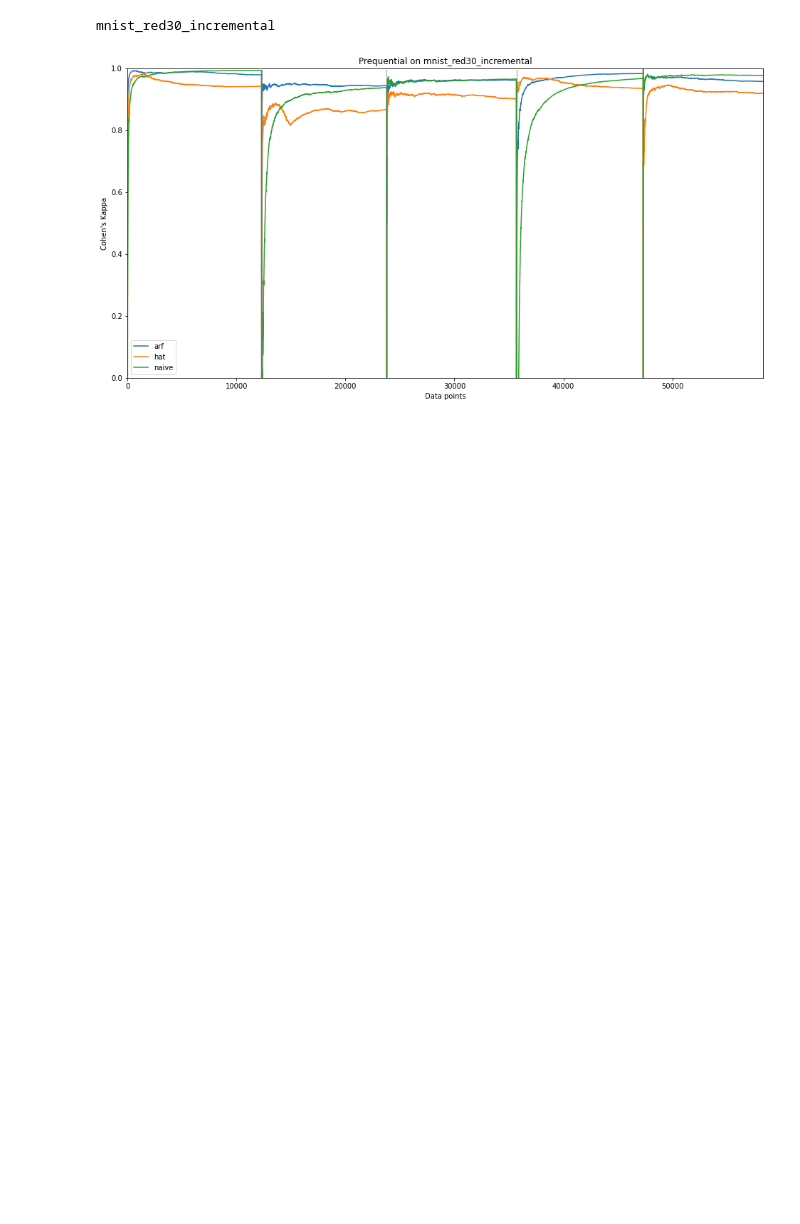
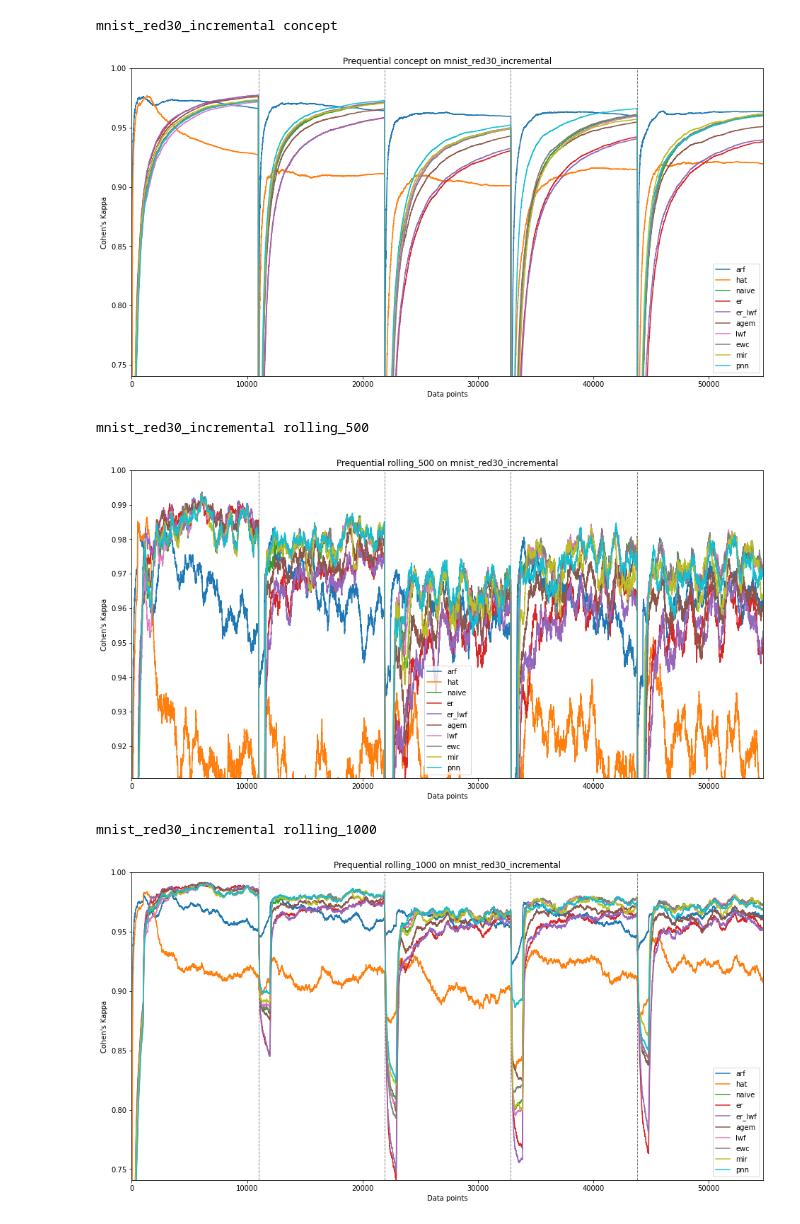
Before and after one commit to federicogiannini13/scl-practical-guide, a Jupyter notebook: lab/plot_prequential.ipynb, the cells around one changed output. Cells and saved outputs as stored; diff of their text form; code cells hidden in the pictures; blank space fills up the shorter version.

```diff
--- a/lab/plot_prequential.ipynb
+++ b/lab/plot_prequential.ipynb
@@ -1,13 +1,13 @@
 # %%
 datasets = [
     "mnist_red30_incremental",
-    # "mnist_red30_sml",
-    # "fashion_mnist_red50_incremental",
-    # "fashion_mnist_red50_sml"
+    "mnist_red30_sml",
+    "fashion_mnist_red50_incremental",
+    "fashion_mnist_red50_sml"
 ]
 root = "/Users/federicogiannini/Library/CloudStorage/OneDrive-PolitecnicodiMilano/SML_CL"
-nconfs = 1
-save = False
+nconfs = 10
+save = True
 suffixes = []
 # %%
 import pickle
@@ -16,13 +16,16 @@ import os
 import numpy as np
 import pandas as pd
 # %%
-def plot_kappa(perf_values, root, dataset):
+def plot_kappa(perf_values, root, dataset, perf="concept"):
     plt.figure(figsize=(16, 8))
 
+    values_list = []
     for m in perf_values:
         if m=="drifts":
             continue
-        values = perf_values[m]["concept"]["kappa"]
+        values = perf_values[m][perf]["kappa"]
+        for d in [0]+perf_values["drifts"][:-1]:
+            values_list.append(values[d+1000])
         plt.plot(range(len(values)), values, label=m)
 
     for drift in perf_values["drifts"]:
@@ -30,14 +33,14 @@ def plot_kappa(perf_values, root, dataset):
 
     plt.xlabel("Data points")
     plt.ylabel("Cohen's Kappa")
-    plt.title(f"Prequential on {dataset}")
+    plt.title(f"Prequential {perf} on {dataset}")
     plt.legend()
     # plt.grid()
-    plt.ylim((0,1))
+    plt.ylim(min(values_list),1)
     plt.xlim(0, len(values))
 
     if save:
-        plt.savefig(os.path.join(root,f"{dataset}_prequential.png"), bbox_inches='tight')
+        plt.savefig(os.path.join(root,f"{dataset}_prequential_{perf}.png"), bbox_inches='tight')
     display(plt.gcf())
     plt.close(plt.gcf())
 # %%
@@ -45,7 +48,6 @@ if type(nconfs)==int:
     nconfs = [nconfs] * len(datasets)
 
 for dataset, nconf in zip(datasets, nconfs):
-    print(dataset)
     perf_values = []
     lens = []
     for conf in range(1, nconf+1):
@@ -78,35 +80,46 @@ for dataset, nconf in zip(datasets, nconfs):
     for i in range(len(perf_values)):
         for model in perf_values[i]:
             if model=="drifts":
                 continue
-            for m in ['total', 'concept']:
+            for m in perf_values[i][model]:
+                if m=="drifts":
+                    continue
                 for metric in ['accuracy', 'kappa']:
                     p = perf_values[i][model][m][metric]
                     perf_values_cleaned[i][model][m][metric] = np.concatenate(
                         [
                             p[drifts[i][j]:drifts[i][j]+concepts_len[j]]
                             for j in range(len(concepts_len))
                         ]
                     )
 
     for i in range(len(perf_values_cleaned)):
         perf_values_cleaned[i]["drifts"] = [concepts_len[0]]
         for j in range(1, len(concepts_len)):
             perf_values_cleaned[i]["drifts"].append(perf_values_cleaned[i]["drifts"][-1] + concepts_len[j])
 
     perf_values_final = {}
     for model in perf_values_cleaned[0]:
         if model=="drifts":
             continue
         perf_values_final[model] = {}
-        for m in ['total', 'concept']:
+        for m in perf_values_cleaned[0][model]:
+            if m == "drifts":
+                continue
             perf_values_final[model][m] = {}
             for metric in ['accuracy', 'kappa']:
                 perf_values_final[model][m][metric] = np.mean([p[model][m][metric] for p in perf_values_cleaned], axis=0)
 
     perf_values_final["drifts"] = perf_values_cleaned[0]["drifts"]
 
-    plot_kappa(perf_values_final, root=os.path.join(root, "performance"), dataset=dataset)
+    for perf_type in ["concept"] + [f"rolling_{w}" for w in [500, 1000, 5000]]:
+        print(dataset, perf_type)
+        plot_kappa(perf_values_final, root=os.path.join(root, "performance"), dataset=dataset, perf=perf_type)
+    print()
 # %% [output]
-mnist_red30_incremental
+mnist_red30_incremental concept
-[figure, old version]
+[figure, new version]
+mnist_red30_incremental rolling_500
+[figure, added]
+mnist_red30_incremental rolling_1000
+[figure, added]
```
Also changed, not shown: parts of 1 cell of this notebook, 7 other files.
